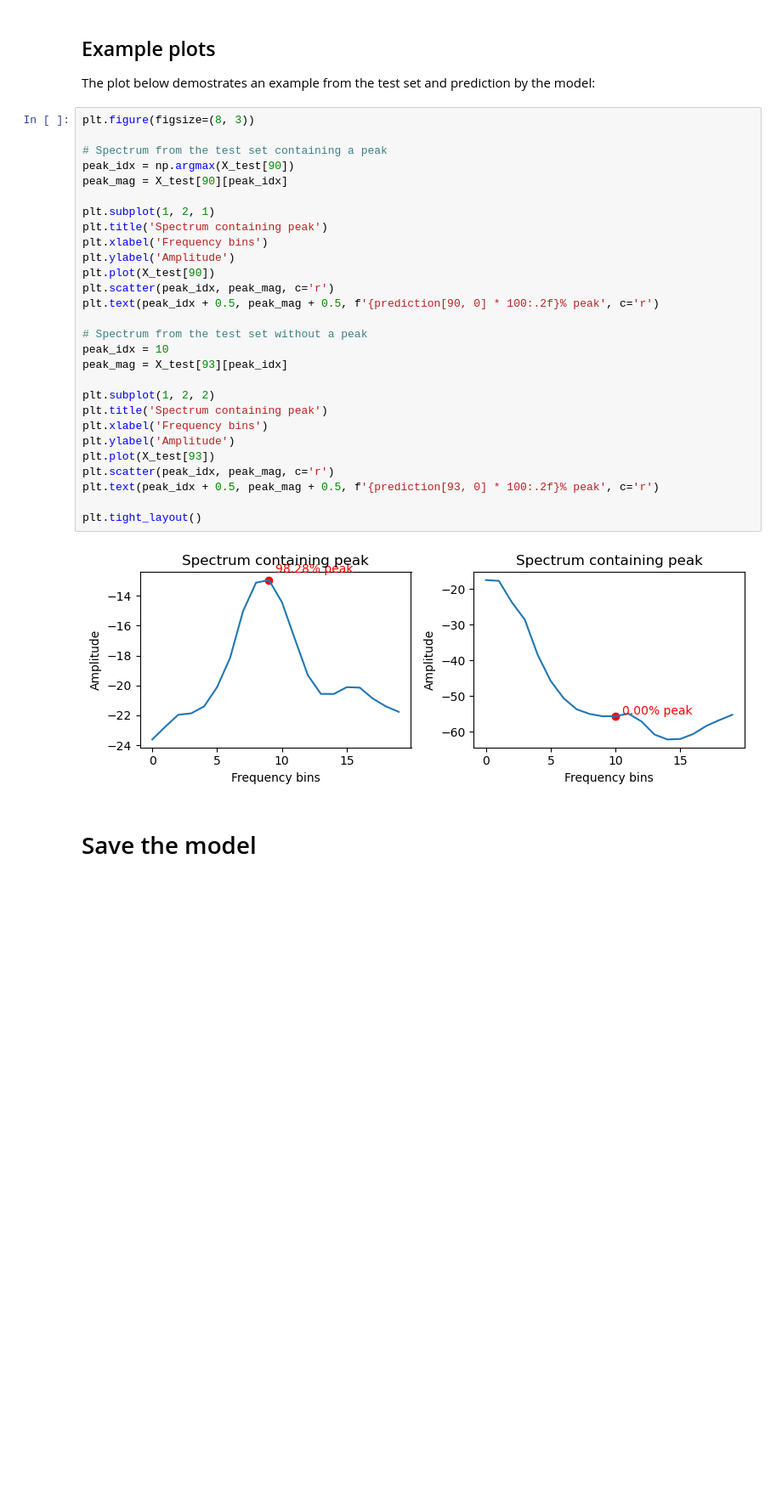
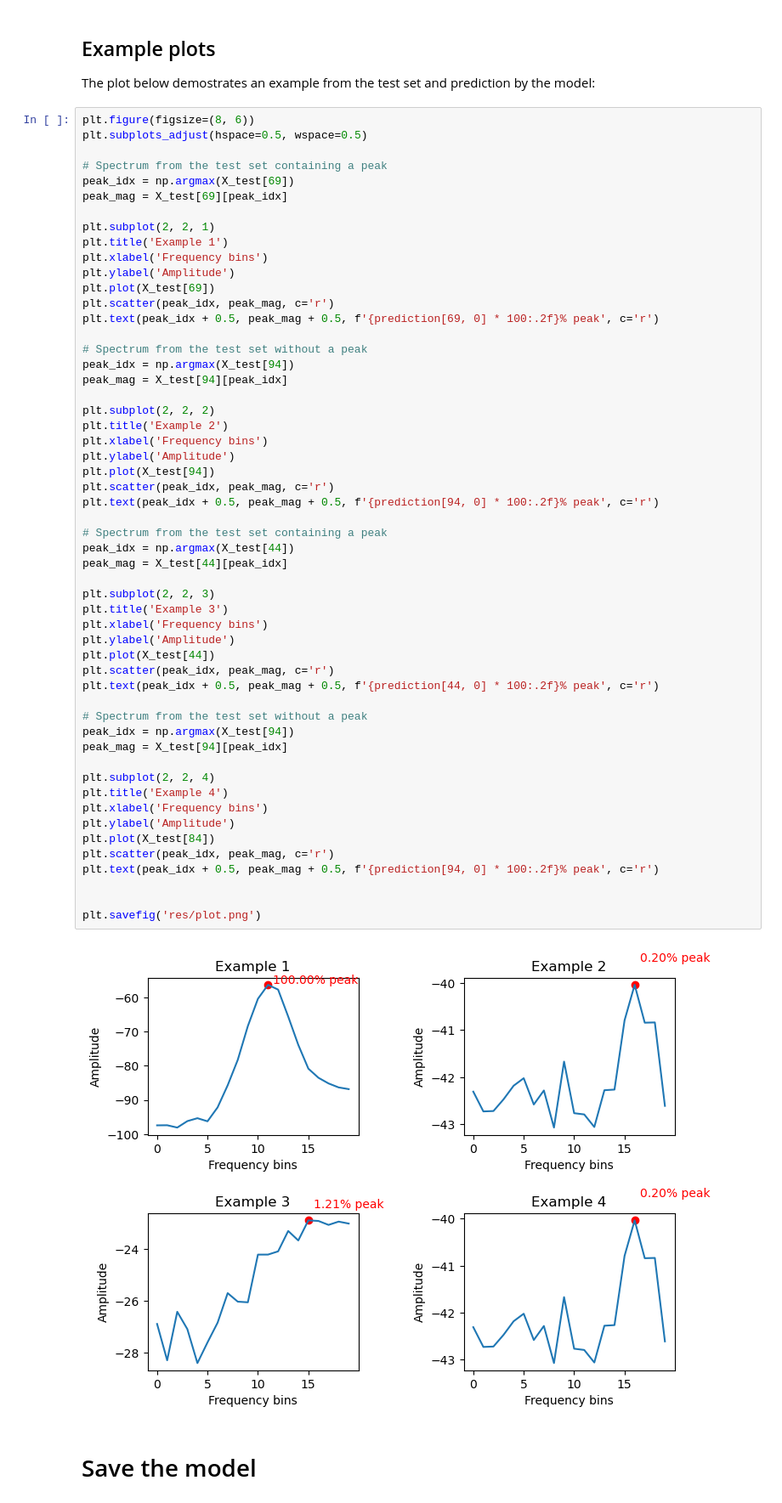
Before and after one commit to enter-opy/everest, a Jupyter notebook: train.ipynb, the cells around one changed output. Shown: that part at 85% size. Cells and saved outputs as stored; diff of their text form; blank space fills up the shorter version.

```diff
--- a/train.ipynb
+++ b/train.ipynb
@@ -217,35 +217,61 @@ Accuracy: 98.86%
 ## Example plots
 The plot below demostrates an example from the test set and prediction by the model:<br>
 # %%
-plt.figure(figsize=(8, 3))
+plt.figure(figsize=(8, 6))
+plt.subplots_adjust(hspace=0.5, wspace=0.5)
 
 # Spectrum from the test set containing a peak
-peak_idx = np.argmax(X_test[90])
-peak_mag = X_test[90][peak_idx]
+peak_idx = np.argmax(X_test[69])
+peak_mag = X_test[69][peak_idx]
 
-plt.subplot(1, 2, 1)
-plt.title('Spectrum containing peak')
+plt.subplot(2, 2, 1)
+plt.title('Example 1')
 plt.xlabel('Frequency bins')
 plt.ylabel('Amplitude')
-plt.plot(X_test[90])
+plt.plot(X_test[69])
 plt.scatter(peak_idx, peak_mag, c='r')
-plt.text(peak_idx + 0.5, peak_mag + 0.5, f'{prediction[90, 0] * 100:.2f}% peak', c='r')
+plt.text(peak_idx + 0.5, peak_mag + 0.5, f'{prediction[69, 0] * 100:.2f}% peak', c='r')
 
 # Spectrum from the test set without a peak
-peak_idx = 10
-peak_mag = X_test[93][peak_idx]
+peak_idx = np.argmax(X_test[94])
+peak_mag = X_test[94][peak_idx]
 
-plt.subplot(1, 2, 2)
-plt.title('Spectrum containing peak')
+plt.subplot(2, 2, 2)
+plt.title('Example 2')
 plt.xlabel('Frequency bins')
 plt.ylabel('Amplitude')
-plt.plot(X_test[93])
+plt.plot(X_test[94])
 plt.scatter(peak_idx, peak_mag, c='r')
-plt.text(peak_idx + 0.5, peak_mag + 0.5, f'{prediction[93, 0] * 100:.2f}% peak', c='r')
+plt.text(peak_idx + 0.5, peak_mag + 0.5, f'{prediction[94, 0] * 100:.2f}% peak', c='r')
 
-plt.tight_layout()
+# Spectrum from the test set containing a peak
+peak_idx = np.argmax(X_test[44])
+peak_mag = X_test[44][peak_idx]
+
+plt.subplot(2, 2, 3)
+plt.title('Example 3')
+plt.xlabel('Frequency bins')
+plt.ylabel('Amplitude')
+plt.plot(X_test[44])
+plt.scatter(peak_idx, peak_mag, c='r')
+plt.text(peak_idx + 0.5, peak_mag + 0.5, f'{prediction[44, 0] * 100:.2f}% peak', c='r')
+
+# Spectrum from the test set without a peak
+peak_idx = np.argmax(X_test[94])
+peak_mag = X_test[94][peak_idx]
+
+plt.subplot(2, 2, 4)
+plt.title('Example 4')
+plt.xlabel('Frequency bins')
+plt.ylabel('Amplitude')
+plt.plot(X_test[84])
+plt.scatter(peak_idx, peak_mag, c='r')
+plt.text(peak_idx + 0.5, peak_mag + 0.5, f'{prediction[94, 0] * 100:.2f}% peak', c='r')
+
+
+plt.savefig('res/plot.png')
 # %% [output]
-[figure, old version]
+[figure, new version]
 # %% [markdown]
 # Save the model
 # %%
```
Also changed, not shown: parts of 4 cells of this notebook, 3 other files.
